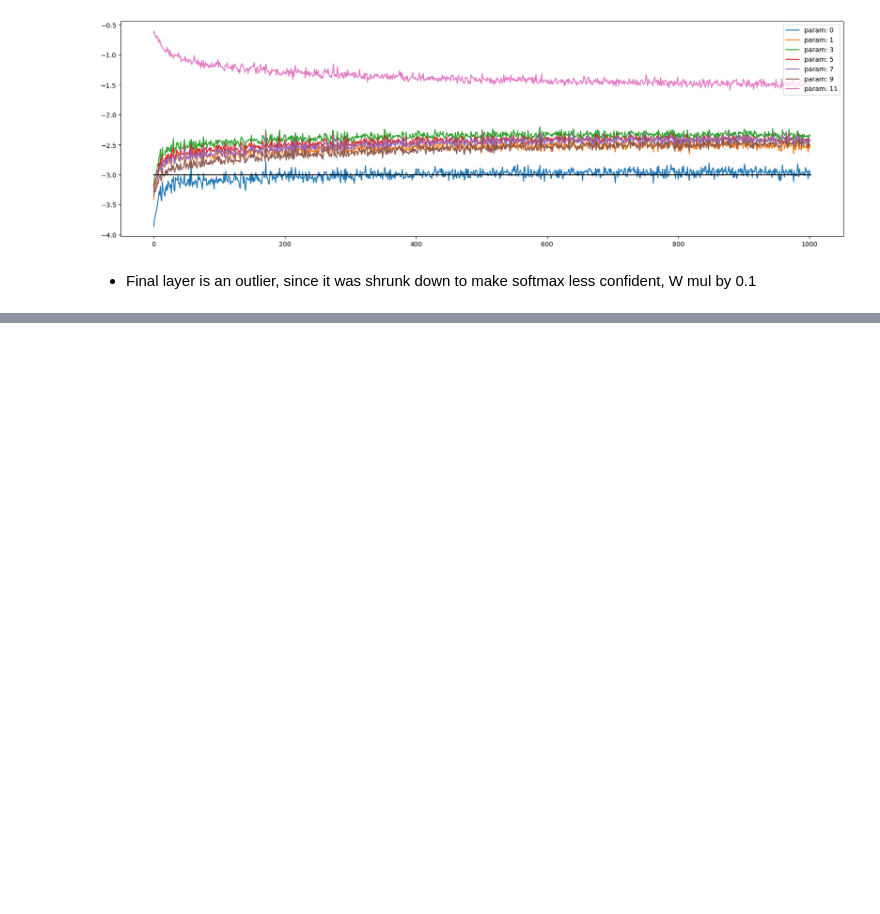
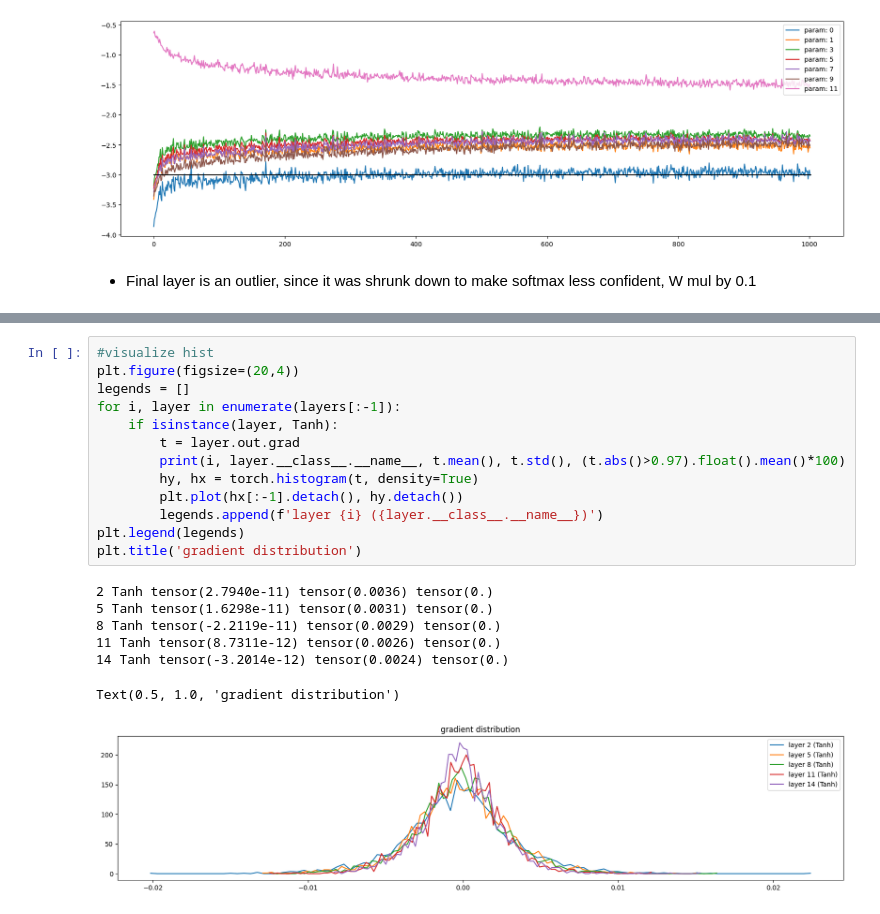
Before and after one commit to VomV/NLP, a Jupyter notebook: LangModels/mlp_pytorchify.ipynb, the cells around one changed output, grey strips where cells are left out. Drawn from its saved outputs; the diff is of its cells as text; blank space fills up the shorter version.

```diff
--- a/LangModels/mlp_pytorchify.ipynb
+++ b/LangModels/mlp_pytorchify.ipynb
@@ -392,0 +493,21 @@ plt.legend(legends);
+# %%
+#visualize hist
+plt.figure(figsize=(20,4))
+legends = []
+for i, layer in enumerate(layers[:-1]):
+    if isinstance(layer, Tanh):
+        t = layer.out.grad
+        print(i, layer.__class__.__name__, t.mean(), t.std(), (t.abs()>0.97).float().mean()*100)
+        hy, hx = torch.histogram(t, density=True)
+        plt.plot(hx[:-1].detach(), hy.detach())
+        legends.append(f'layer {i} ({layer.__class__.__name__})')
+plt.legend(legends)
+plt.title('gradient distribution')
+# %% [output]
+2 Tanh tensor(2.7940e-11) tensor(0.0036) tensor(0.)
+5 Tanh tensor(1.6298e-11) tensor(0.0031) tensor(0.)
+8 Tanh tensor(-2.2119e-11) tensor(0.0029) tensor(0.)
+11 Tanh tensor(8.7311e-12) tensor(0.0026) tensor(0.)
+14 Tanh tensor(-3.2014e-12) tensor(0.0024) tensor(0.)
+Text(0.5, 1.0, 'gradient distribution')
+[figure, added]
```
Also changed, not shown: parts of 6 cells of this notebook.
